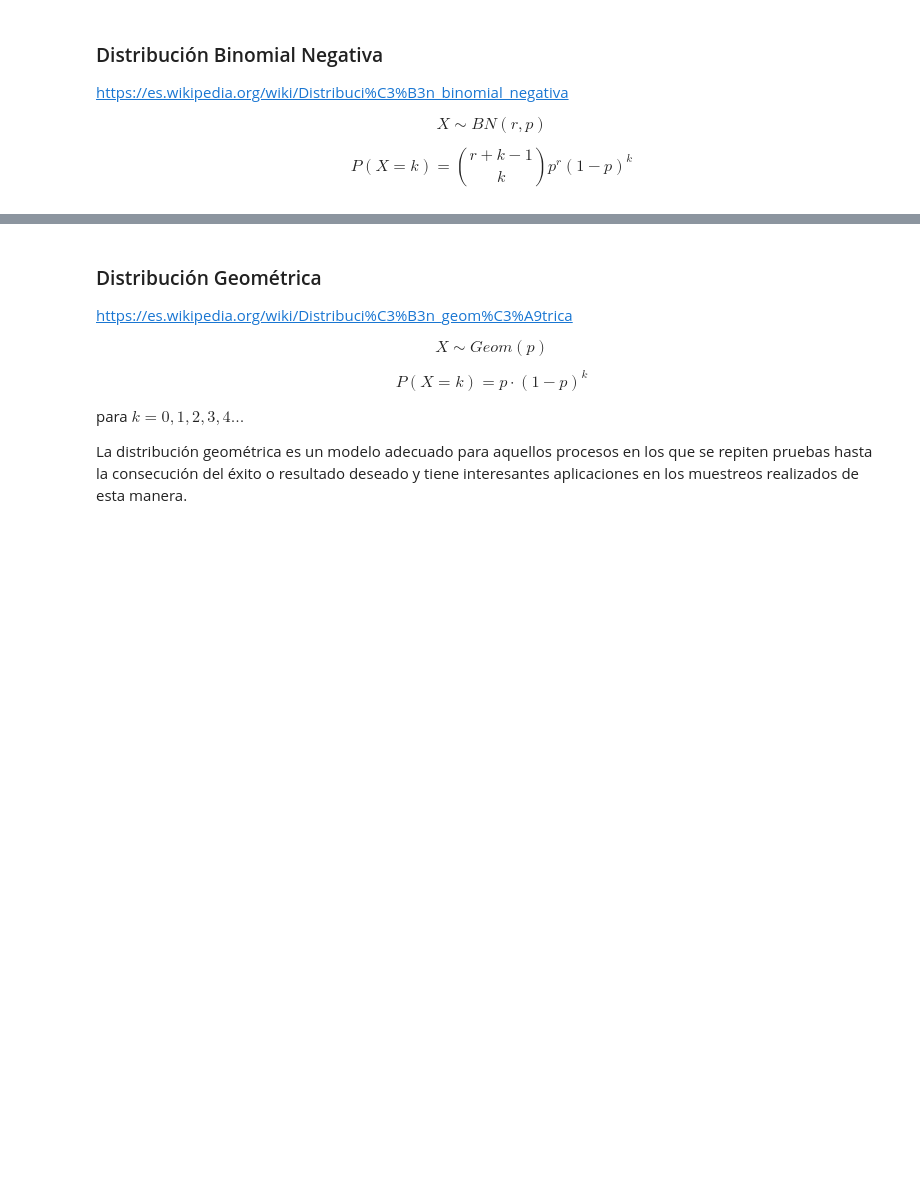
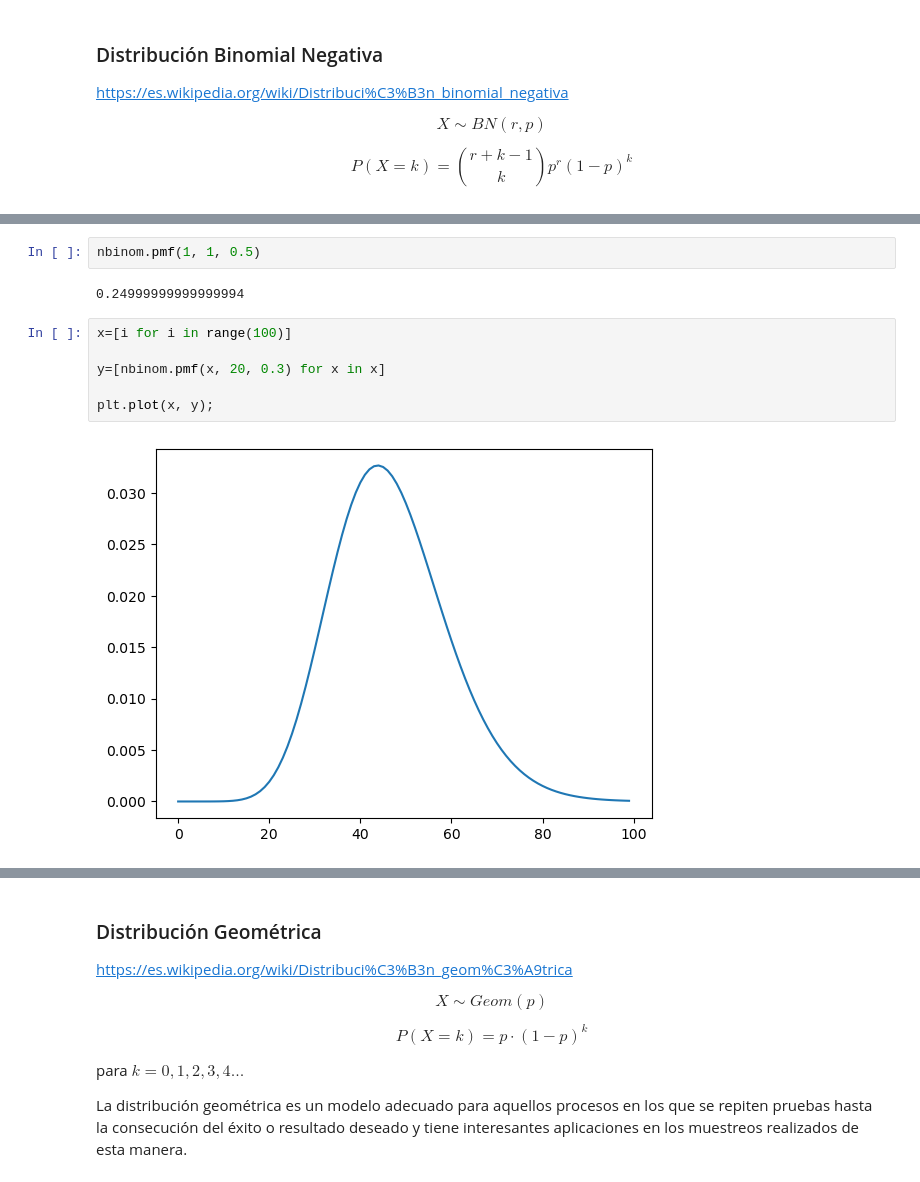
Before and after one commit to Ironhack-Data-Madrid-Abril-2023/apuntes_clase, a Jupyter notebook: semana_6/1.2 - Distribuciones Discretas.ipynb, the cells around one changed output, grey strips where cells are left out. Cells and saved outputs as stored; diff of their text form; blank space fills up the shorter version.

```diff
--- a/semana_6/1.2 - Distribuciones Discretas.ipynb
+++ b/semana_6/1.2 - Distribuciones Discretas.ipynb
@@ -76,0 +195,12 @@ $$P(X=k)={r+k-1 \choose k} p^{r}(1-p)^{k}$$
+# %%
+nbinom.pmf(1, 1, 0.5)
+# %% [output]
+0.24999999999999994
+# %%
+x=[i for i in range(100)]
+
+y=[nbinom.pmf(x, 20, 0.3) for x in x]
+
+plt.plot(x, y);
+# %% [output]
+[figure, added]
```
Also changed, not shown: parts of 43 cells of this notebook, 2 other files.
